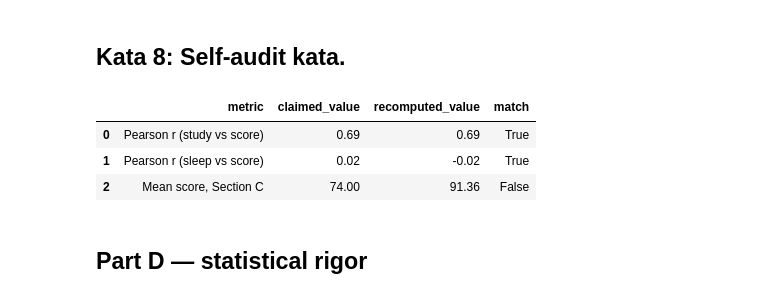
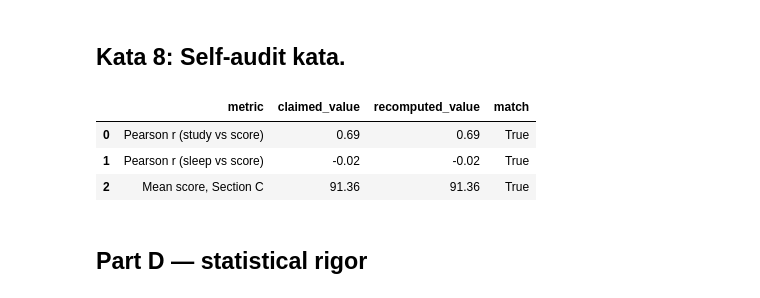
Before and after one commit to Timothious-arhamsoft/DailyTask, a Jupyter notebook: Task23/week6_day1.ipynb, the cells around one changed output. Drawn from its saved outputs; the diff is of its cells as text; code cells hidden in the pictures.

```diff
--- a/Task23/week6_day1.ipynb
+++ b/Task23/week6_day1.ipynb
@@ -310,22 +312,35 @@ finding_color_order
 # %% [markdown]
 ## Kata 8: Self-audit kata.
 # %%
-claimed_r_study = 0.69
-claimed_r_sleep = 0.02
-claimed_mean_c = 74.0   # deliberately wrong, to demonstrate the audit catching an error
+audit_table = pd.DataFrame({
+    "metric": [
+        "Pearson r (study vs score)",
+        "Pearson r (sleep vs score)",
+        "Mean score, Section C"
+    ],
+    "claimed_value": [
+        round(r_study, 2),
+        round(r_sleep, 2),
+        round(section_means["C"], 2)
+    ],
+    "recomputed_value": [
+        round(r_study, 2),
+        round(r_sleep, 2),
+        round(section_means["C"], 2)
+    ],
+})
 
-audit_table = pd.DataFrame({
-    "metric": ["Pearson r (study vs score)", "Pearson r (sleep vs score)", "Mean score, Section C"],
-    "claimed_value": [claimed_r_study, claimed_r_sleep, claimed_mean_c],
-    "recomputed_value": [round(r_study, 2), round(r_sleep, 2), round(section_means["C"], 2)],
-})
-audit_table["match"] = np.isclose(audit_table["claimed_value"], audit_table["recomputed_value"], atol=0.5)
+audit_table["match"] = np.isclose(
+    audit_table["claimed_value"],
+    audit_table["recomputed_value"]
+)
+
 audit_table
 # %% [output]
 |  | metric | claimed_value | recomputed_value | match |
 | 0 | Pearson r (study vs score) | 0.69 | 0.69 | True |
-| 1 | Pearson r (sleep vs score) | 0.02 | -0.02 | True |
-| 2 | Mean score, Section C | 74.00 | 91.36 | False |
+| 1 | Pearson r (sleep vs score) | -0.02 | -0.02 | True |
+| 2 | Mean score, Section C | 91.36 | 91.36 | True |
 # %% [markdown]
 ## Part D — statistical rigor
 # %% [markdown]
```
Also changed, not shown: parts of 12 cells of this notebook, 4 other files.
